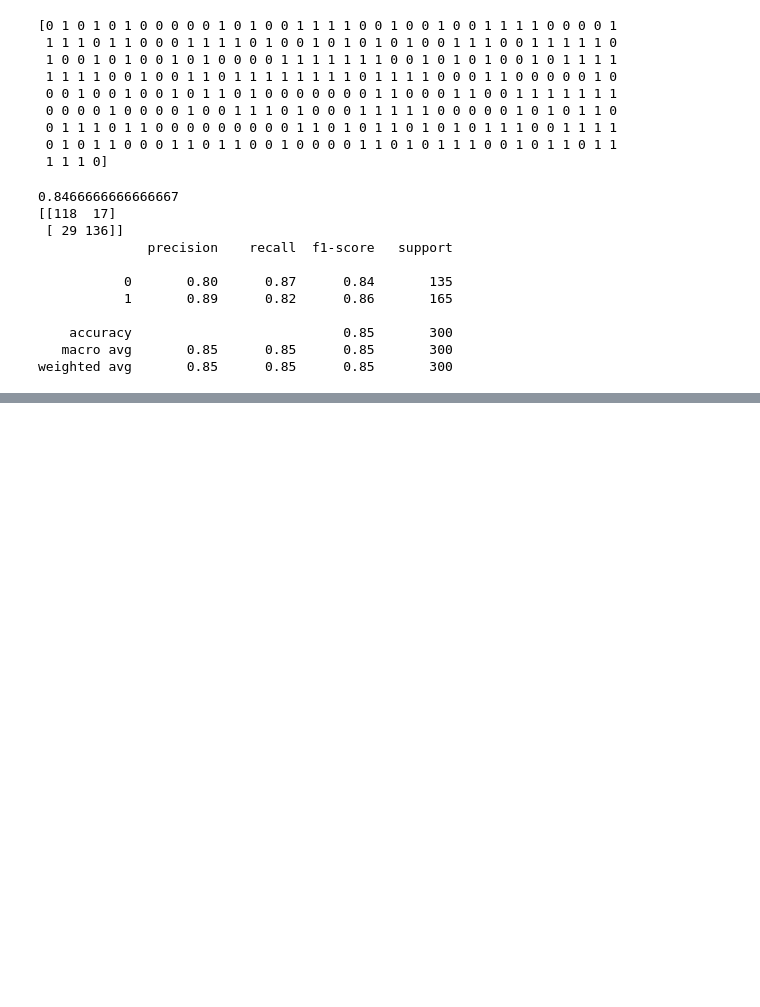
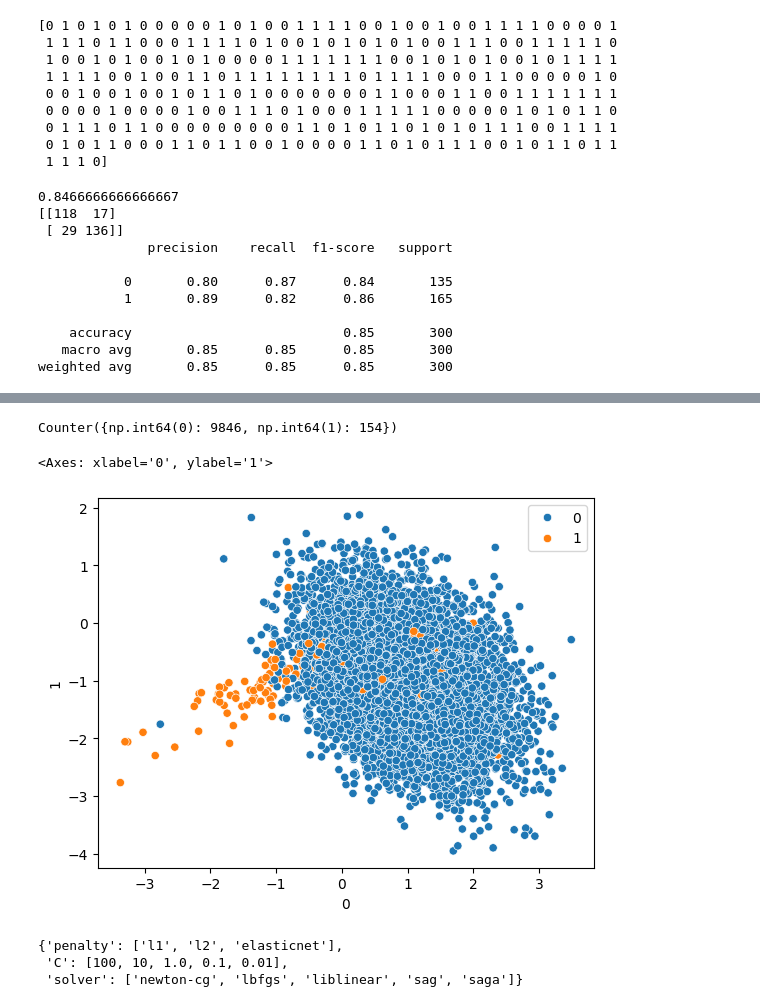
Before and after one commit to SnehaVPujari007/Data-Science-Course, a Jupyter notebook: Machine Learning/Supervised Learning/Logistic_Regression.ipynb, the cells around one changed output, grey strips where cells are left out. Drawn from its saved outputs; the diff is of its cells as text; code cells hidden in the pictures; blank space fills up the shorter version.

```diff
--- a/Machine Learning/Supervised Learning/Logistic_Regression.ipynb
+++ b/Machine Learning/Supervised Learning/Logistic_Regression.ipynb
@@ -58,0 +261,5 @@ weighted avg       0.85      0.85      0.85       300
+# %%
+## imbalanced dataset
+
+X,y = make_classification(n_samples=10000,n_features=2,n_clusters_per_class=1,
+                          n_redundant=0,weights = [0.99],random_state = 10)
@@ -58,0 +276,4 @@ weighted avg       0.85      0.85      0.85       300
+# %%
+Counter(y)
+# %% [output]
+Counter({np.int64(0): 9846, np.int64(1): 154})
@@ -58,0 +283,12 @@ weighted avg       0.85      0.85      0.85       300
+# %%
+a = pd.DataFrame(X)[0]
+# %%
+b = pd.DataFrame(X)[1]
+# %%
+import seaborn as sns
+
+# Correct usage with keyword arguments
+sns.scatterplot(x=a, y=b, hue=y)
+# %% [output]
+<Axes: xlabel='0', ylabel='1'>
+[figure, added]
@@ -58,0 +309,6 @@ weighted avg       0.85      0.85      0.85       300
+# %%
+params
+# %% [output]
+{'penalty': ['l1', 'l2', 'elasticnet'],
+ 'C': [100, 10, 1.0, 0.1, 0.01],
+ 'solver': ['newton-cg', 'lbfgs', 'liblinear', 'sag', 'saga']}
```
Also changed, not shown: parts of 48 cells of this notebook.
